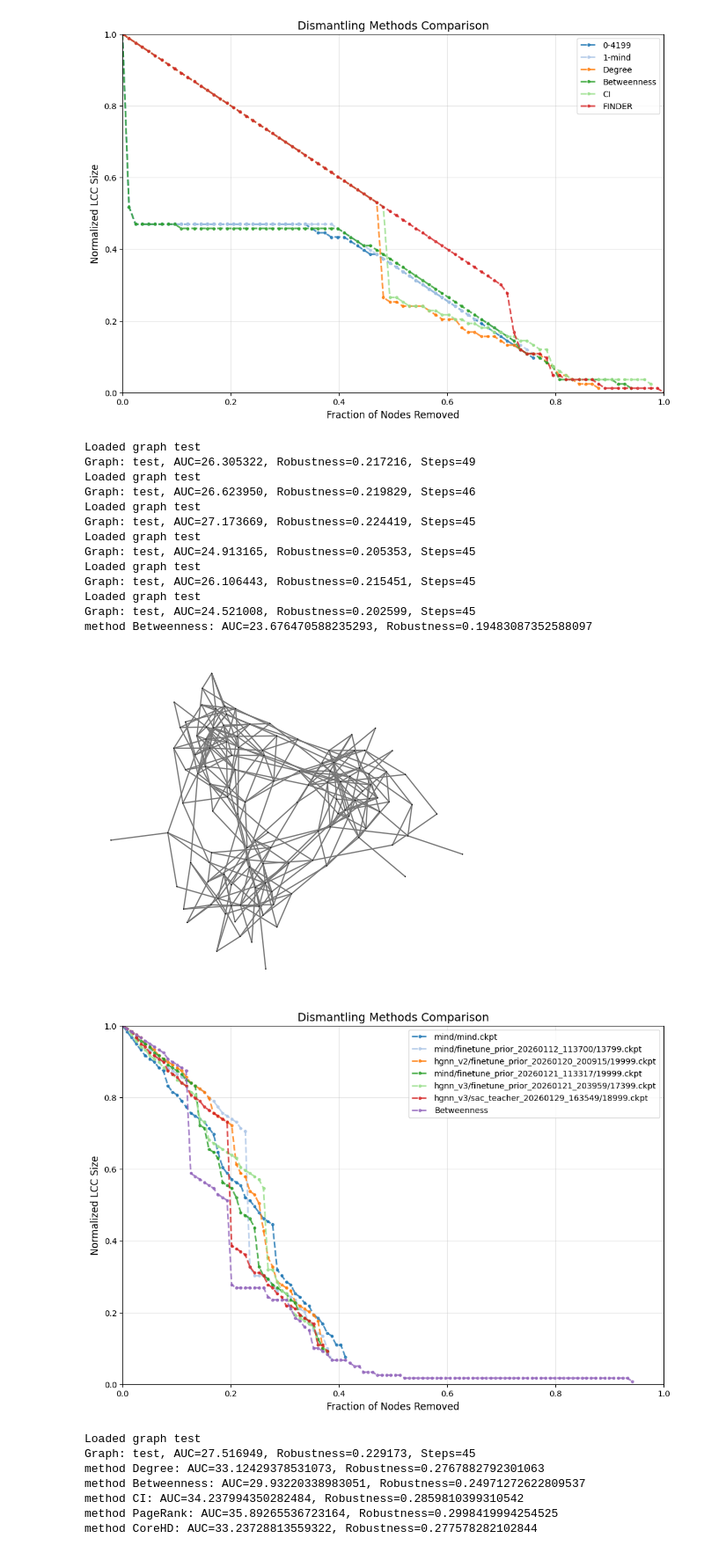
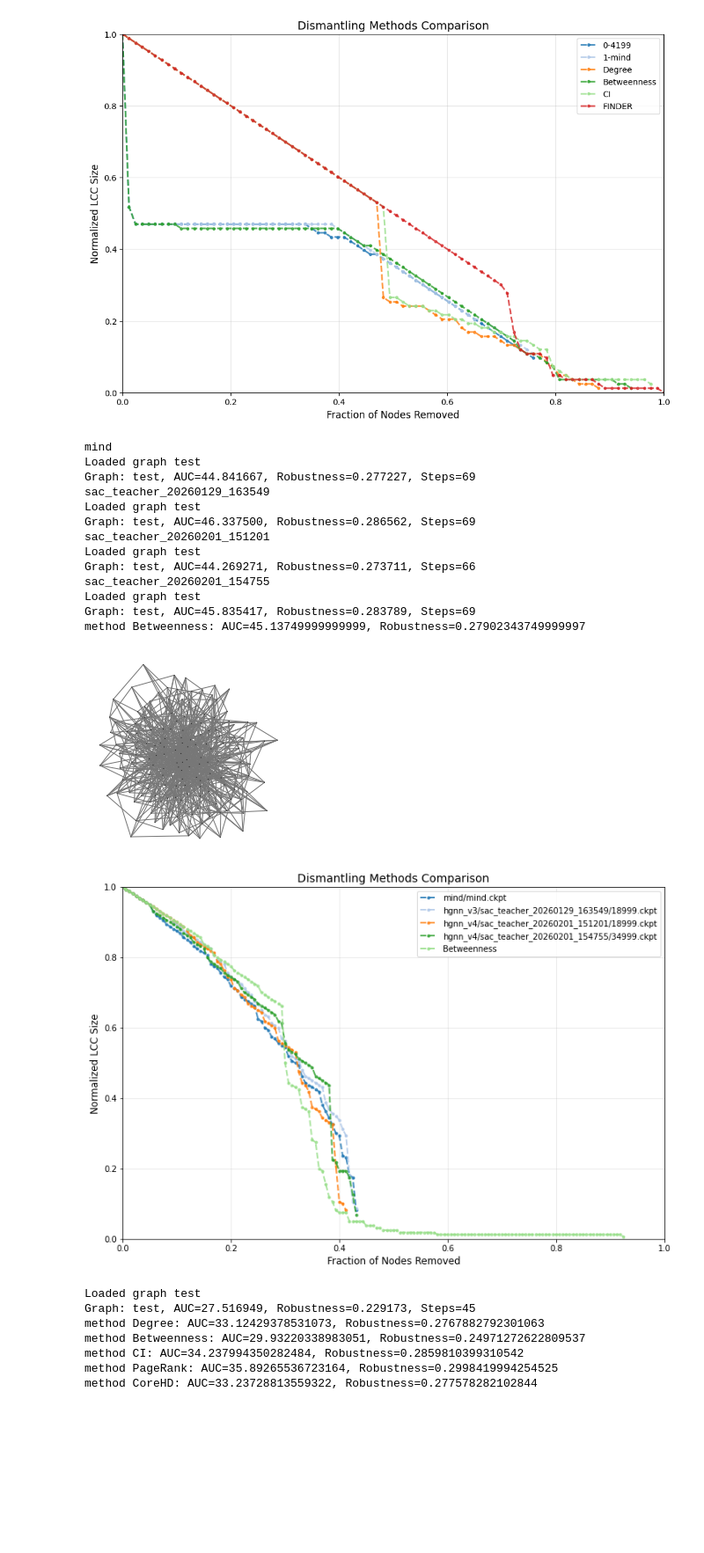
Before and after one commit to Rich-Chaw/MIND-ND, a Jupyter notebook: baseline.ipynb, the cells around one changed output. Shown at 88% size. Saved outputs shown, nothing was run; the diff lists cells and outputs as text; code cells hidden in the pictures; blank space fills up the shorter version.

```diff
--- a/baseline.ipynb
+++ b/baseline.ipynb
@@ -67,7 +61,8 @@ G = load_g("graphs/simple/simple_100.pkl",name="test")
 test_auc, test_robustness, test_removals = mind_wrapper(
     G,
     # ckpt_pth = 'saved/mind/mind.ckpt',
-    ckpt_pth= 'saved/hgnn_v4/sac_graph_task_fixed_film_20260130_191042/13999.ckpt',
+    # ckpt_pth= 'saved/hgnn_v4/sac_graph_task_fixed_film_20260130_191042/13999.ckpt',
+    ckpt_pth = 'saved/hgnn_v4/sac_teacher_betweenness_20260201_151201/40999.ckpt',
     step_ratio = 0
 )
 
@@ -181,7 +176,7 @@ g = SBM(120,p_in=0.12,p_out=0.007,num_blocks=3)
 # g = WS(80, k=8, p=0.5)
 # g = barbell(120,p_in=0.1,path_len=3,type="ER")
 # g = ER(80,0.2)
-# g = BA(160,m=5)
+g = BA(160,m=5)
 
 g['name'] = 'test'
 g = g.subgraph(max(g.connected_components(), key=len))
@@ -204,49 +199,51 @@ compare_mind_ckpts = [
                     # "saved/finetune_prior_20260110_091248/13999.ckpt",
                     # "saved/finetune_prior_20260110_214344/13199.ckpt",
                     # "saved/finetune_prior_20260111_112035/5599.ckpt",
                     # "saved/finetune_prior_20260112_080602/8199.ckpt",
-                    "saved/mind/finetune_prior_20260112_113700/13799.ckpt",
-                    "saved/hgnn_v2/finetune_prior_20260120_200915/19999.ckpt",
-                    "saved/mind/finetune_prior_20260121_113317/19999.ckpt",
-                    "saved/hgnn_v3/finetune_prior_20260121_203959/17399.ckpt",
-                    "saved/hgnn_v3/sac_teacher_20260129_163549/18999.ckpt"
+                    # "saved/mind/finetune_prior_20260112_113700/13799.ckpt",
+                    # "saved/hgnn_v2/finetune_prior_20260120_200915/19999.ckpt",
+                    # "saved/mind/finetune_prior_20260121_113317/19999.ckpt",
+                    # "saved/hgnn_v3/finetune_prior_20260121_203959/17399.ckpt",
+                    "saved/hgnn_v3/sac_teacher_20260129_163549/18999.ckpt",
+                    'saved/hgnn_v4/sac_teacher_20260201_151201/18999.ckpt',
+                    'saved/hgnn_v4/sac_teacher_20260201_154755/34999.ckpt',
                     ]
 
 for idx, ckpt_pth in enumerate(compare_mind_ckpts):
     _, _, test_removals  = mind_wrapper(g,step_ratio=0.0,ckpt_pth=ckpt_pth)
     method_name = ckpt_pth.split("/",1)[-1]
     all_results[method_name] = test_removals
 
 from baseline import baseline_dismantling,METHODS
 methods = {
     # "Spectral":METHODS['Spectral'],
     # "Degree":METHODS['Degree'],
     "Betweenness":METHODS['Betweenness'],
     # "BetweennessNA":METHODS['BetweennessNA'],
     # "CI": METHODS['CI'],
     # 'FINDER':METHODS['FINDER']
 }
 baseline_results = baseline_dismantling(g,methods,visualize=False)
 all_results.update(baseline_results)
 
 from visualize_dismantling import visualize_multiple_curve
 visualize_multiple_curve(g,all_results)
 # %% [output]
+mind
 Loaded graph test
-Graph: test, AUC=26.305322, Robustness=0.217216, Steps=49
+Graph: test, AUC=44.841667, Robustness=0.277227, Steps=69
+sac_teacher_20260129_163549
 Loaded graph test
-Graph: test, AUC=26.623950, Robustness=0.219829, Steps=46
+Graph: test, AUC=46.337500, Robustness=0.286562, Steps=69
+sac_teacher_20260201_151201
 Loaded graph test
-Graph: test, AUC=27.173669, Robustness=0.224419, Steps=45
+Graph: test, AUC=44.269271, Robustness=0.273711, Steps=66
+sac_teacher_20260201_154755
 Loaded graph test
-Graph: test, AUC=24.913165, Robustness=0.205353, Steps=45
-Loaded graph test
-Graph: test, AUC=26.106443, Robustness=0.215451, Steps=45
-Loaded graph test
-Graph: test, AUC=24.521008, Robustness=0.202599, Steps=45
-method Betweenness: AUC=23.676470588235293, Robustness=0.19483087352588097
+Graph: test, AUC=45.835417, Robustness=0.283789, Steps=69
+method Betweenness: AUC=45.13749999999999, Robustness=0.27902343749999997
-[figure, old version]
+[figure, new version]
-[figure, old version]
+[figure, new version]
 # %%
 import igraph as ig
 import os
```
Also changed, not shown: parts of 3 cells of this notebook, 5 other files.
